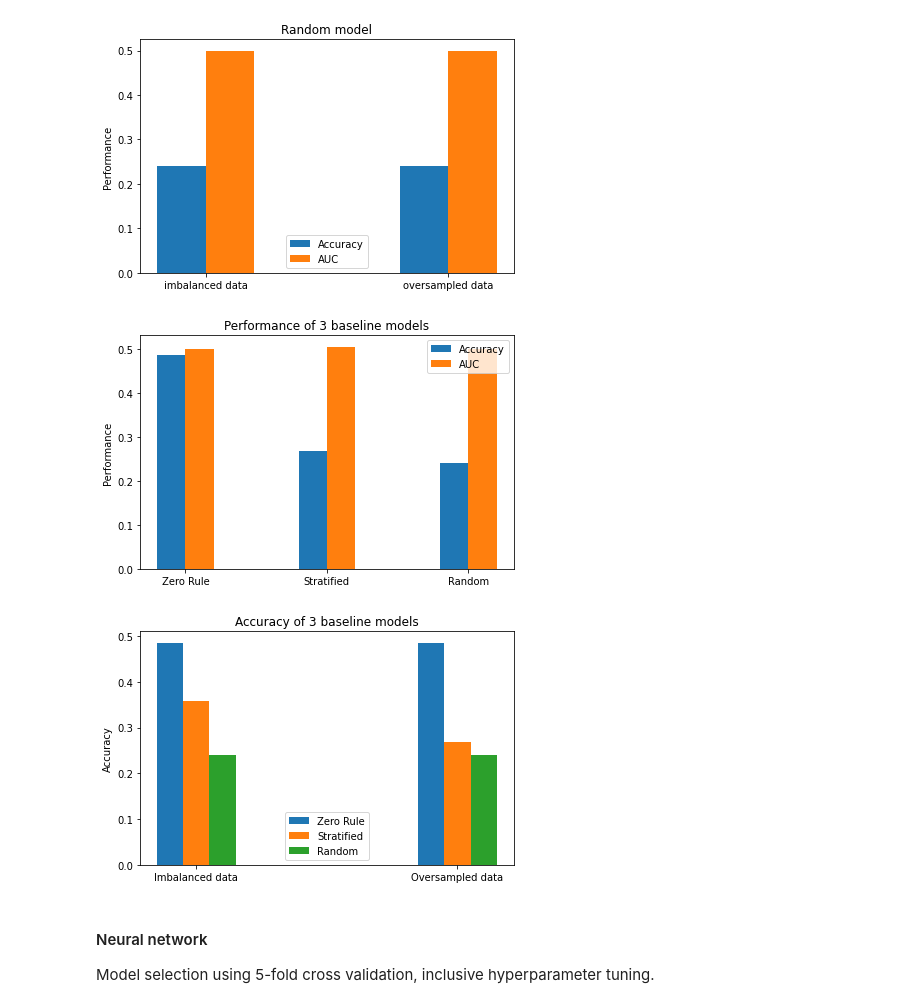
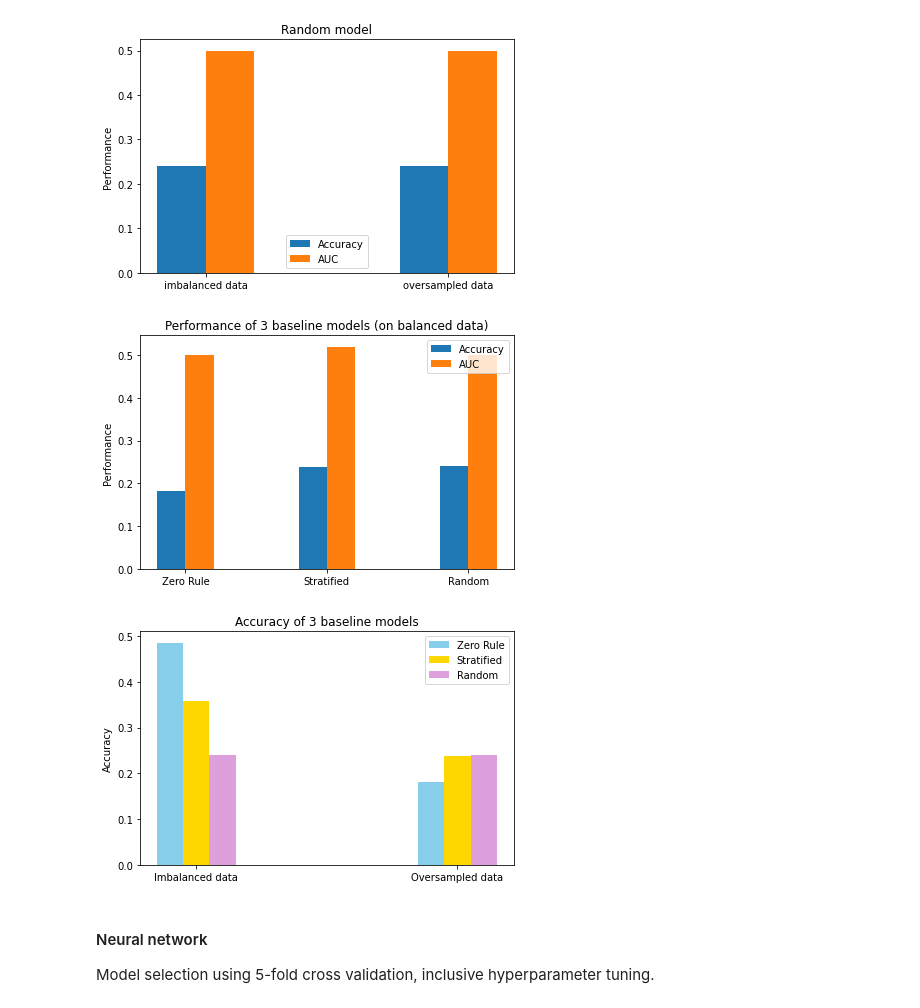
Before and after one commit to NingyueZhou/CATHpre, a Jupyter notebook: CATHpre.ipynb, the cells around one changed output. Cells and saved outputs as stored; diff of their text form; code cells hidden in the pictures.

```diff
--- a/CATHpre.ipynb
+++ b/CATHpre.ipynb
@@ -250,7 +252,7 @@ train_data = pd.concat([X_train, y_train], axis=1)
 test_data = pd.concat([X_test, y_test], axis=1)
 
 # pad/truncate sequences to a fixed length
-fixed_length = 200
+fixed_length = 400
 def pad_or_truncate_seq(seq):
     if len(seq) > fixed_length:
         seq = seq[:fixed_length]  # seq to long, truncate to fixed_length
@@ -424,3 +432,13 @@ KeyError: "['tmp_key'] not found in axis"
+# %%
+X_train_up = X_up.drop(['class_label', 'group'], axis=1)
+y_train_up = X_up['class_label']
+
+categories_one_col = list(aas_2_int.values())
+categories = [categories_one_col for i in range(fixed_length)]
+
+enc = OneHotEncoder(handle_unknown='error', categories=categories)
+X_train_up = pd.DataFrame(enc.fit_transform(X_train_up).toarray())
+X_test = pd.DataFrame(enc.fit_transform(X_test).toarray())
 # %% [markdown]
 Downsapling the majority classes.
 # %%
@@ -620,39 +638,39 @@ labels = ['Zero Rule', 'Stratified', 'Random']
 acc_scores = [zeroR_acc_score_up, stratified_acc_score_up, random_acc_score_up]
 auc_scores = [zeroR_auc_score_up, stratified_auc_score_up, random_auc_score_up]
 x = np.arange(len(labels))  # the label locations
 width = 0.2  # the width of the bars
 fig, ax = plt.subplots()
 ax.bar(x - width/2, acc_scores, width, label='Accuracy')
 ax.bar(x + width/2, auc_scores, width, label='AUC')
 ax.set_ylabel('Performance')
-ax.set_title('Performance of 3 baseline models')
+ax.set_title('Performance of 3 baseline models (on balanced data)')
 ax.set_xticks(x)
 ax.set_xticklabels(labels)
 ax.legend()
 fig.tight_layout()
 plt.show()
 
 # plot the result
 labels = ['Imbalanced data', 'Oversampled data']
 zeroR_acc_scores = [zeroR_acc_score, zeroR_acc_score_up]
 stratified_acc_scores = [stratified_acc_score, stratified_acc_score_up]
 random_acc_scores = [random_acc_score, random_acc_score_up]
 x = np.arange(len(labels))  # the label locations
 width = 0.1  # the width of the bars
 fig, ax = plt.subplots()
-ax.bar(x - 2*(width/2), zeroR_acc_scores, width, label='Zero Rule')
-ax.bar(x + 0*(width/2), stratified_acc_scores, width, label='Stratified')
-ax.bar(x + 2*(width/2), random_acc_scores, width, label='Random')
+ax.bar(x - 2*(width/2), zeroR_acc_scores, width, label='Zero Rule', color='skyblue')
+ax.bar(x + 0*(width/2), stratified_acc_scores, width, label='Stratified', color='gold')
+ax.bar(x + 2*(width/2), random_acc_scores, width, label='Random', color='plum')
 ax.set_ylabel('Accuracy')
 ax.set_title('Accuracy of 3 baseline models')
 ax.set_xticks(x)
 ax.set_xticklabels(labels)
 ax.legend()
 fig.tight_layout()
 plt.show()
 # %% [output]
-[figure, old version]
+[figure, new version]
-[figure, old version]
+[figure, new version]
 # %% [markdown]
 #### Neural network
 Model selection using 5-fold cross validation, inclusive hyperparameter tuning.
```
Also changed, not shown: parts of 51 cells of this notebook, 2 other files.
